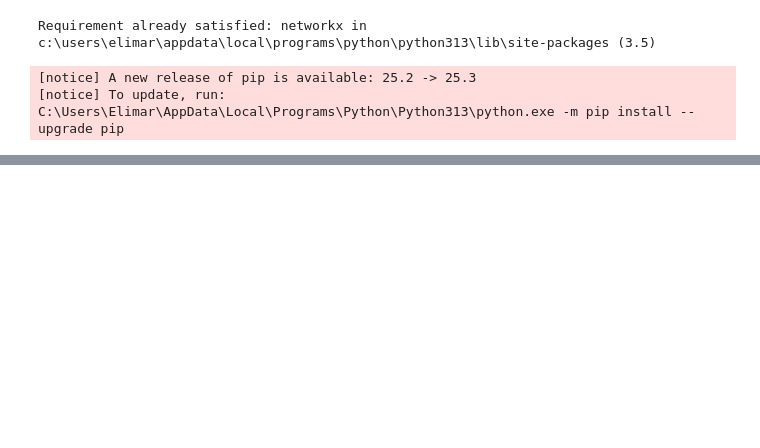
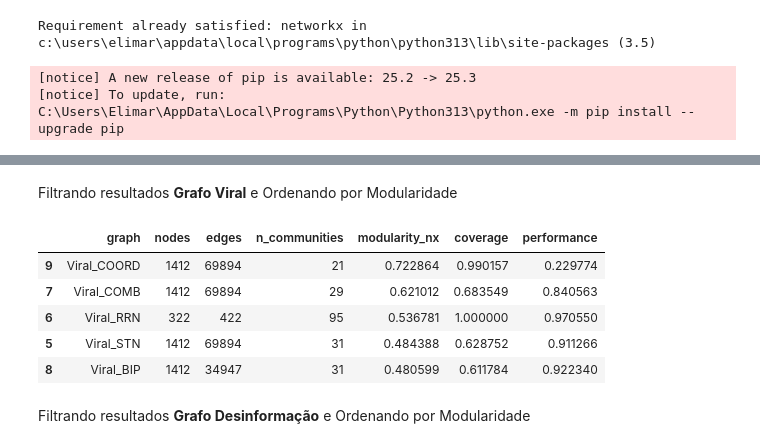
Before and after one commit to ED-Atividades/Lista-04, a Jupyter notebook: Lista_04_Estrutura_de_Dados_Elimar_Ximenes.ipynb, the cells around one changed output, grey strips where cells are left out. Saved outputs shown, nothing was run; the diff lists cells and outputs as text; code cells hidden in the pictures; blank space fills up the shorter version.

```diff
--- a/Lista_04_Estrutura_de_Dados_Elimar_Ximenes.ipynb
+++ b/Lista_04_Estrutura_de_Dados_Elimar_Ximenes.ipynb
@@ -506,0 +538,18 @@ df_results
+# %% [markdown]
+Filtrando resultados **Grafo Viral** e Ordenando por Modularidade
+# %%
+df_geral_sorted = (
+    df_results[df_results["graph"].str.contains("Viral")]
+      .sort_values(by="modularity_nx", ascending=False)
+)
+
+df_geral_sorted
+# %% [output]
+|  | graph | nodes | edges | n_communities | modularity_nx | coverage | performance |
+| 9 | Viral_COORD | 1412 | 69894 | 21 | 0.722864 | 0.990157 | 0.229774 |
+| 7 | Viral_COMB | 1412 | 69894 | 29 | 0.621012 | 0.683549 | 0.840563 |
+| 6 | Viral_RRN | 322 | 422 | 95 | 0.536781 | 1.000000 | 0.970550 |
+| 5 | Viral_STN | 1412 | 69894 | 31 | 0.484388 | 0.628752 | 0.911266 |
+| 8 | Viral_BIP | 1412 | 34947 | 31 | 0.480599 | 0.611784 | 0.922340 |
+# %% [markdown]
+Filtrando resultados **Grafo Desinformação** e Ordenando por Modularidade
```
Also changed, not shown: parts of 29 cells of this notebook, 16 other files.
